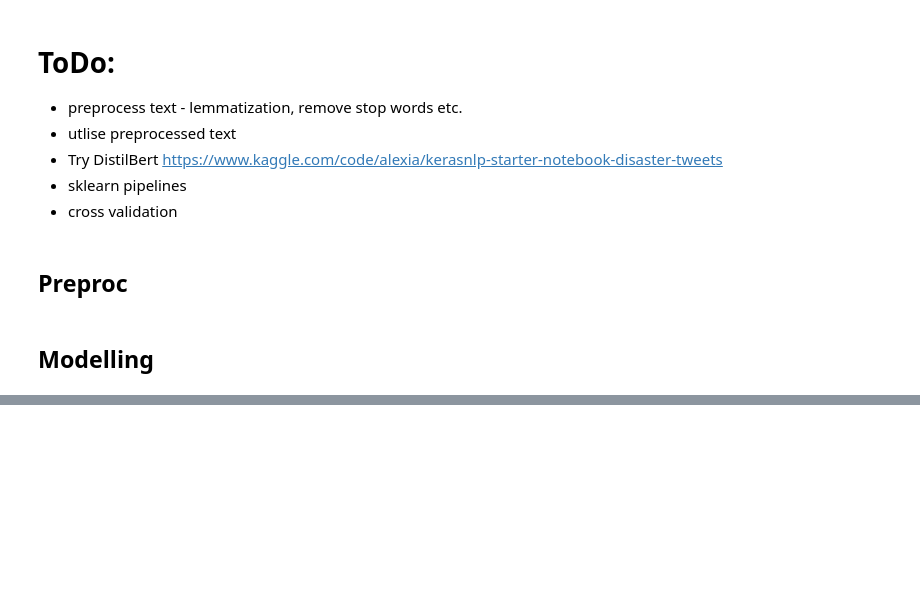
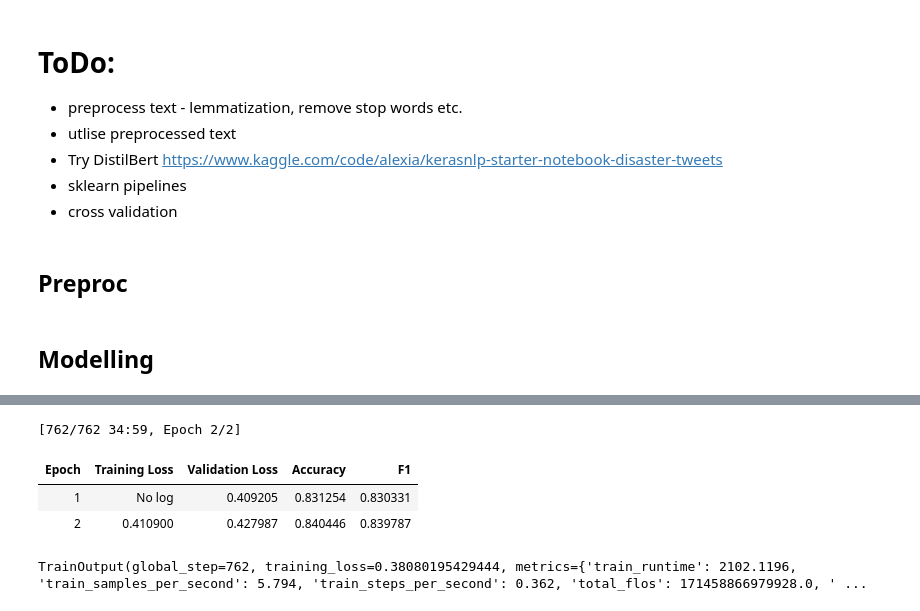
Before and after one commit to SamHollings/Kaggle, a Jupyter notebook: natural-disaster-nlp-comp.ipynb, the cells around one changed output, grey strips where cells are left out. Saved outputs shown, nothing was run; the diff lists cells and outputs as text; code cells hidden in the pictures; blank space fills up the shorter version.

Commit message:
Kaggle Notebook | natural disaster NLP comp | Version 16

```diff
--- a/natural-disaster-nlp-comp.ipynb
+++ b/natural-disaster-nlp-comp.ipynb
@@ -107,0 +146,12 @@ pd.DataFrame([fit_return_metrics(X_train_bow, y_train, X_test_bow,y_test,xgboost
+# %%
+from transformers import DataCollatorWithPadding
+
+data_collator = DataCollatorWithPadding(tokenizer=tokenizer)#, return_tensors="tf")
+# %%
+from transformers import AutoModelForSequenceClassification, TrainingArguments, Trainer
+
+id2label = {0: 0, 1:1}
+label2id = {0: 0, 1: 1}
+
+model = AutoModelForSequenceClassification.from_pretrained(
+    "distilbert-base-uncased", num_labels=2, id2label=id2label, label2id=label2id)
@@ -107,0 +164,42 @@ pd.DataFrame([fit_return_metrics(X_train_bow, y_train, X_test_bow,y_test,xgboost
+# %%
+def compute_metrics(pred):
+    labels = pred.label_ids
+    preds = pred.predictions.argmax(-1)
+    f1 = f1_score(labels, preds, average="weighted")
+    acc = accuracy_score(labels, preds)
+    return {"accuracy": acc, "f1": f1}
+# %%
+training_args = TrainingArguments(
+    output_dir="natural_disaster_tweets_model",
+    learning_rate=2e-5,
+    per_device_train_batch_size=16,
+    per_device_eval_batch_size=16,
+    num_train_epochs=2,
+    weight_decay=0.01,
+    evaluation_strategy="epoch",
+    save_strategy="epoch",
+    load_best_model_at_end=True,
+    push_to_hub=False,
+    # added these
+    metrics_for_best_model='f1',
+    greater_is_better=True,
+    eval_steps=100
+)
+
+trainer = Trainer(
+    model=model,
+    args=training_args,
+    train_dataset=X_dataset_tokenized["train"],
+    eval_dataset=X_dataset_tokenized["test"],
+    tokenizer=tokenizer,
+    data_collator=data_collator,
+    compute_metrics=compute_metrics,
+)
+
+trainer.train()
+# %% [output]
+[762/762 34:59, Epoch 2/2]
+| Epoch | Training Loss | Validation Loss | Accuracy | F1 |
+| 1 | No log | 0.409205 | 0.831254 | 0.830331 |
+| 2 | 0.410900 | 0.427987 | 0.840446 | 0.839787 |
+TrainOutput(global_step=762, training_loss=0.38080195429444, metrics={'train_runtime': 2102.1196, 'train_samples_per_second': 5.794, 'train_steps_per_second': 0.362, 'total_flos': 171458866979928.0, ' ...
```
Also changed, not shown: parts of 24 cells of this notebook.
